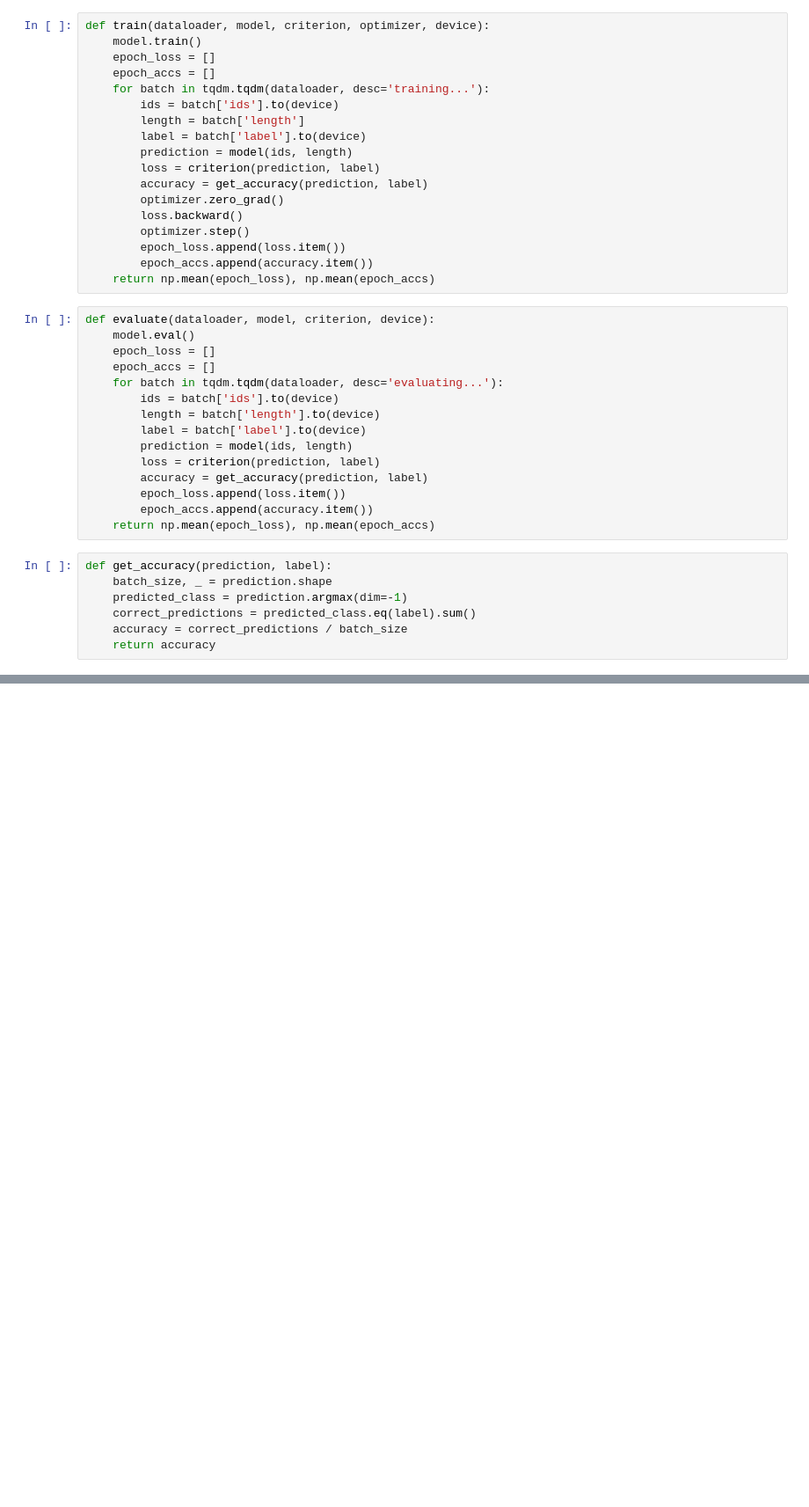
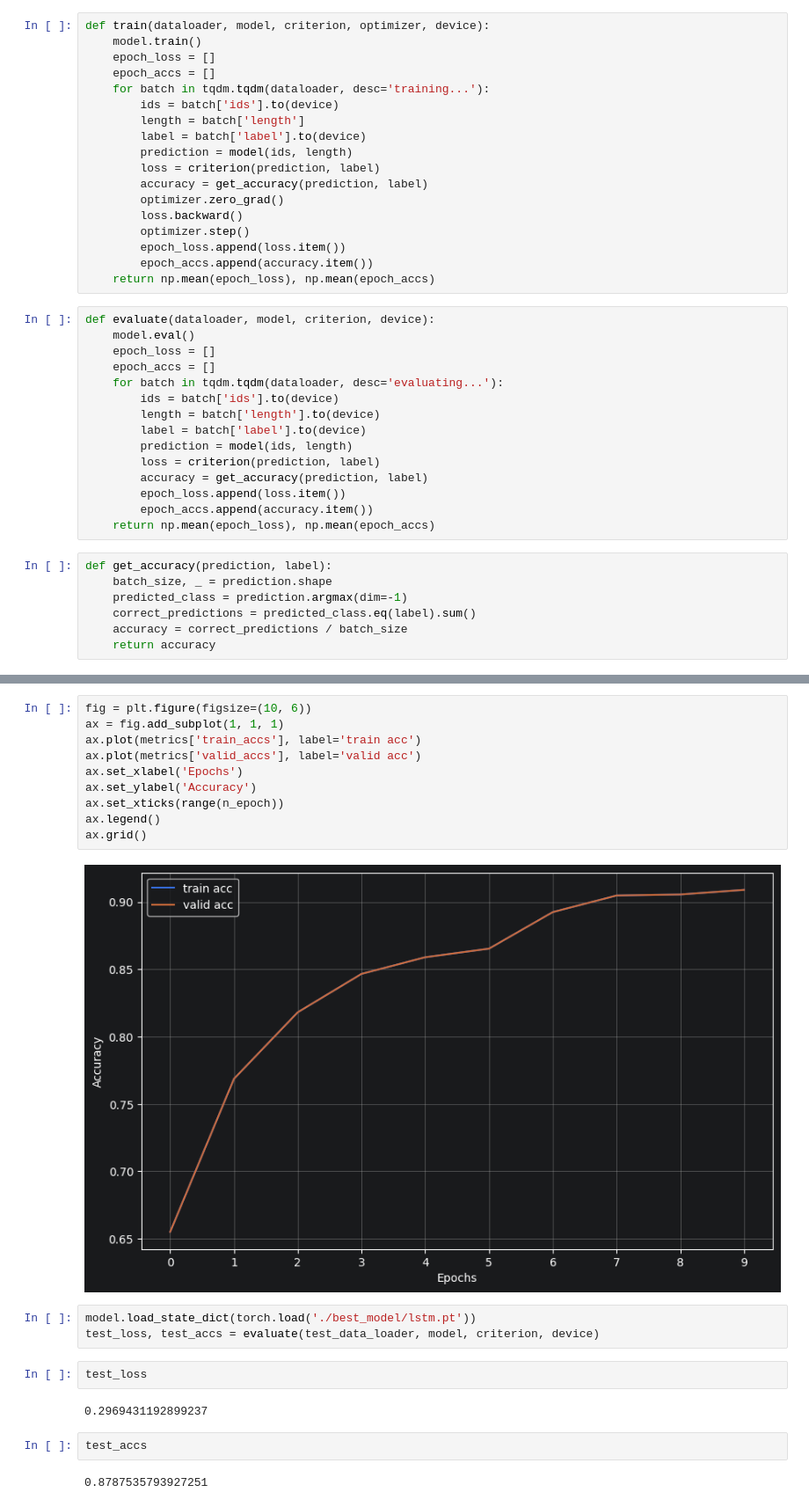
Before and after one commit to Tb2019/sentiment-analysis, a Jupyter notebook: Recurrent Neural Networks.ipynb, the cells around one changed output, grey strips where cells are left out. Shown at 88% size. Drawn from its saved outputs; the diff is of its cells as text; blank space fills up the shorter version.

```diff
--- a/Recurrent Neural Networks.ipynb
+++ b/Recurrent Neural Networks.ipynb
@@ -296,0 +339,23 @@ for epoch in range(n_epoch):
+# %%
+fig = plt.figure(figsize=(10, 6))
+ax = fig.add_subplot(1, 1, 1)
+ax.plot(metrics['train_accs'], label='train acc')
+ax.plot(metrics['valid_accs'], label='valid acc')
+ax.set_xlabel('Epochs')
+ax.set_ylabel('Accuracy')
+ax.set_xticks(range(n_epoch))
+ax.legend()
+ax.grid()
+# %% [output]
+[figure, added]
+# %%
+model.load_state_dict(torch.load('./best_model/lstm.pt'))
+test_loss, test_accs = evaluate(test_data_loader, model, criterion, device)
+# %%
+test_loss
+# %% [output]
+0.2969431192899237
+# %%
+test_accs
+# %% [output]
+0.8787535793927251
```
Also changed, not shown: parts of 6 cells of this notebook.
